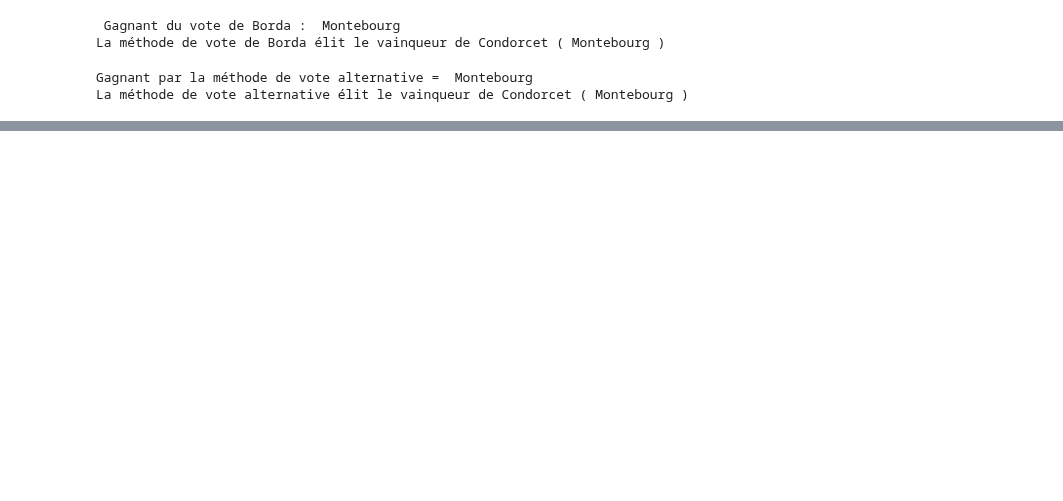
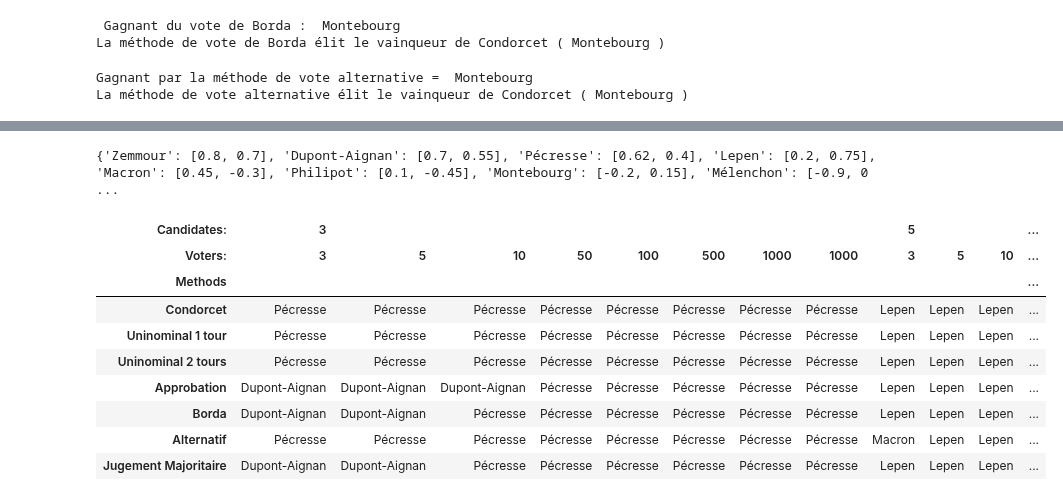
Before and after one commit to Naghan1132/Comparison-of-winners-of-elections-with-different-voting-methods, a Jupyter notebook: recherche.ipynb, the cells around one changed output, grey strips where cells are left out. Drawn from its saved outputs; the diff is of its cells as text; code cells hidden in the pictures; blank space fills up the shorter version.

Commit message:
modif DataFrame

```diff
--- a/recherche.ipynb
+++ b/recherche.ipynb
@@ -459,7 +467,7 @@ Le scrutin uninominal à  2 tours élit le vainqueur de Condorcet ( Montebourg )
 # VOTE DE BORDA : (type vote préférentiel) ressemble à condorcet mais dans des rares cas
 # elle n'élit pas le vainqueur de condorcet donc elle reste quand même très bien
 
-def methodeDeBorda(): # OK
+def methodeDeBorda(dic): # OK
     votes = []
     for coordV in listeCoord:
         tmpDistance = {}
@@ -491,7 +499,7 @@ def methodeDeBorda(): # OK
     #print("\n résultats => ",res,"\n")
     return gagnant
 
-winnerBorda = methodeDeBorda()
+winnerBorda = methodeDeBorda(dic)
 
 if winnerBorda != winnerDeCondorcet:
     print("La méthode de vote de Borda n'élit pas le vainqueur de Condorcet (",winnerDeCondorcet,")")
@@ -512,7 +520,7 @@ La méthode de vote de Borda élit le vainqueur de Condorcet ( Montebourg )
 
 # Vote alternatif = Plus simple => on ne fait qu'un seul tour
 
-def voteAlternatif(): # OK
+def voteAlternatif(dic): # OK
     votes = []
 
     # calcul des préférences de chacun
@@ -529,9 +537,10 @@ def voteAlternatif(): # OK
             preferencesVotant[nom] = cptCandidat
             cptCandidat +=1
         votes.append(preferencesVotant)
-
+    #print(votes)
     # on touche pas au truc d'en haut, les votants ne votent qu'une seule fois (un seul tour) !
     res = {}
+
     candidats_elimines = []
 
     # On élimine les derniers candidats
@@ -555,7 +564,8 @@ def voteAlternatif(): # OK
                     res[premier_candidat_pas_elimine] = 1
 
         res = dict(sorted(res.items(), key=lambda item: item[1],reverse=True))
-        #print(res)
+        #print("res", res)
+
         last_key_res = list(res)[-1]
         candidats_elimines.append(last_key_res)
         res.pop(last_key_res) # on enlève le dernier
@@ -570,7 +580,7 @@ def voteAlternatif(): # OK
     print("Gagnant par la méthode de vote alternative = ",gagnant)
     return gagnant
 
-winnerAlternatif = voteAlternatif()
+winnerAlternatif = voteAlternatif(dic)
 
 
 if winnerAlternatif != winnerDeCondorcet:
@@ -612,7 +622,7 @@ last_borne = list(distance_to_mention.keys())[-1]
 
 # Par Balinsky
 
-def jugementMajoritaire():
+def jugementMajoritaire(dic):
     votes = []
     # calcul des préférences de chacun
     for coordV in listeCoord:
@@ -710,7 +720,7 @@ def jugementMajoritaire():
         print(meilleur, " gagne le jugement majoritaire avec mention ",mentionMajoritaire," et seulement ",tmpMin," nombre de mentions inférieur à ",mentionMajoritaire,"\n")
         return meilleur
 
-winnerJM = jugementMajoritaire()
+winnerJM = jugementMajoritaire(dic)
 
 if winnerJM != winnerDeCondorcet:
     print("Le jugement majoritaire n'élit pas le vainqueur de Condorcet (",winnerDeCondorcet,")")
@@ -952,0 +795,37 @@ df
+# %%
+# https://pandas.pydata.org/docs/user_guide/style.html
+import pandas as pd
+
+# Voir les changements avec 10, 100, 1000 votants, si les méthodes qui de base donnez les même vainqueurs
+# ne le font plus OK
+
+# faire varier le nombre de candidats et de votants
+# mettre les candidats et aléatoire pour voir etc...
+
+# faire taux de satisfaction ! Et essayer de centrer les votes autours de 0 !!!
+
+
+# Régler le pb vote alternatif  !
+
+print(dic)
+pd.set_option("colheader_justify", "center")
+df = pd.DataFrame(data,index=pd.Index(listeM, name='Methods'),
+                  columns=pd.MultiIndex.from_product([listNbCandidates,listNbVoters],
+                                                     names=['Candidates:', 'Voters:']))
+
+
+df.style.format(na_rep='MISSING')
+
+df.style
+# %% [output]
+{'Zemmour': [0.8, 0.7], 'Dupont-Aignan': [0.7, 0.55], 'Pécresse': [0.62, 0.4], 'Lepen': [0.2, 0.75], 'Macron': [0.45, -0.3], 'Philipot': [0.1, -0.45], 'Montebourg': [-0.2, 0.15], 'Mélenchon': [-0.9, 0 ...
+| Candidates: | 3 |  |  |  |  |  |  |  | 5 |  |  | ... |
+| Voters: | 3 | 5 | 10 | 50 | 100 | 500 | 1000 | 1000 | 3 | 5 | 10 | ... |
+| Methods |  |  |  |  |  |  |  |  |  |  |  | ... |
+| Condorcet | Pécresse | Pécresse | Pécresse | Pécresse | Pécresse | Pécresse | Pécresse | Pécresse | Lepen | Lepen | Lepen | ... |
+| Uninominal 1 tour | Pécresse | Pécresse | Pécresse | Pécresse | Pécresse | Pécresse | Pécresse | Pécresse | Lepen | Lepen | Lepen | ... |
+| Uninominal 2 tours | Pécresse | Pécresse | Pécresse | Pécresse | Pécresse | Pécresse | Pécresse | Pécresse | Lepen | Lepen | Lepen | ... |
+| Approbation | Dupont-Aignan | Dupont-Aignan | Dupont-Aignan | Pécresse | Pécresse | Pécresse | Pécresse | Pécresse | Lepen | Lepen | Lepen | ... |
+| Borda | Dupont-Aignan | Dupont-Aignan | Pécresse | Pécresse | Pécresse | Pécresse | Pécresse | Pécresse | Lepen | Lepen | Lepen | ... |
+| Alternatif | Pécresse | Pécresse | Pécresse | Pécresse | Pécresse | Pécresse | Pécresse | Pécresse | Macron | Lepen | Lepen | ... |
+| Jugement Majoritaire | Dupont-Aignan | Dupont-Aignan | Pécresse | Pécresse | Pécresse | Pécresse | Pécresse | Pécresse | Lepen | Lepen | Lepen | ... |
```
Also changed, not shown: parts of 12 cells of this notebook.
